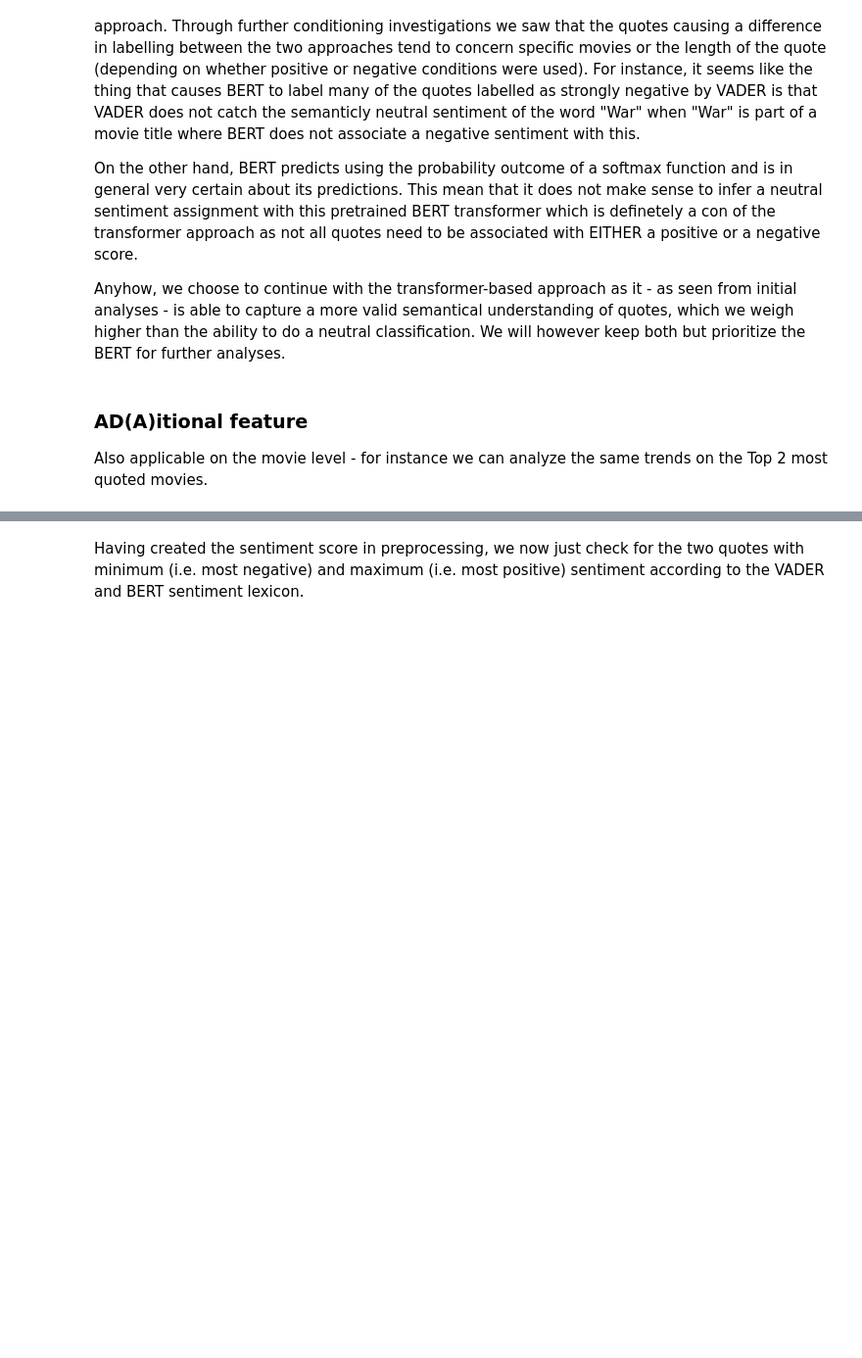
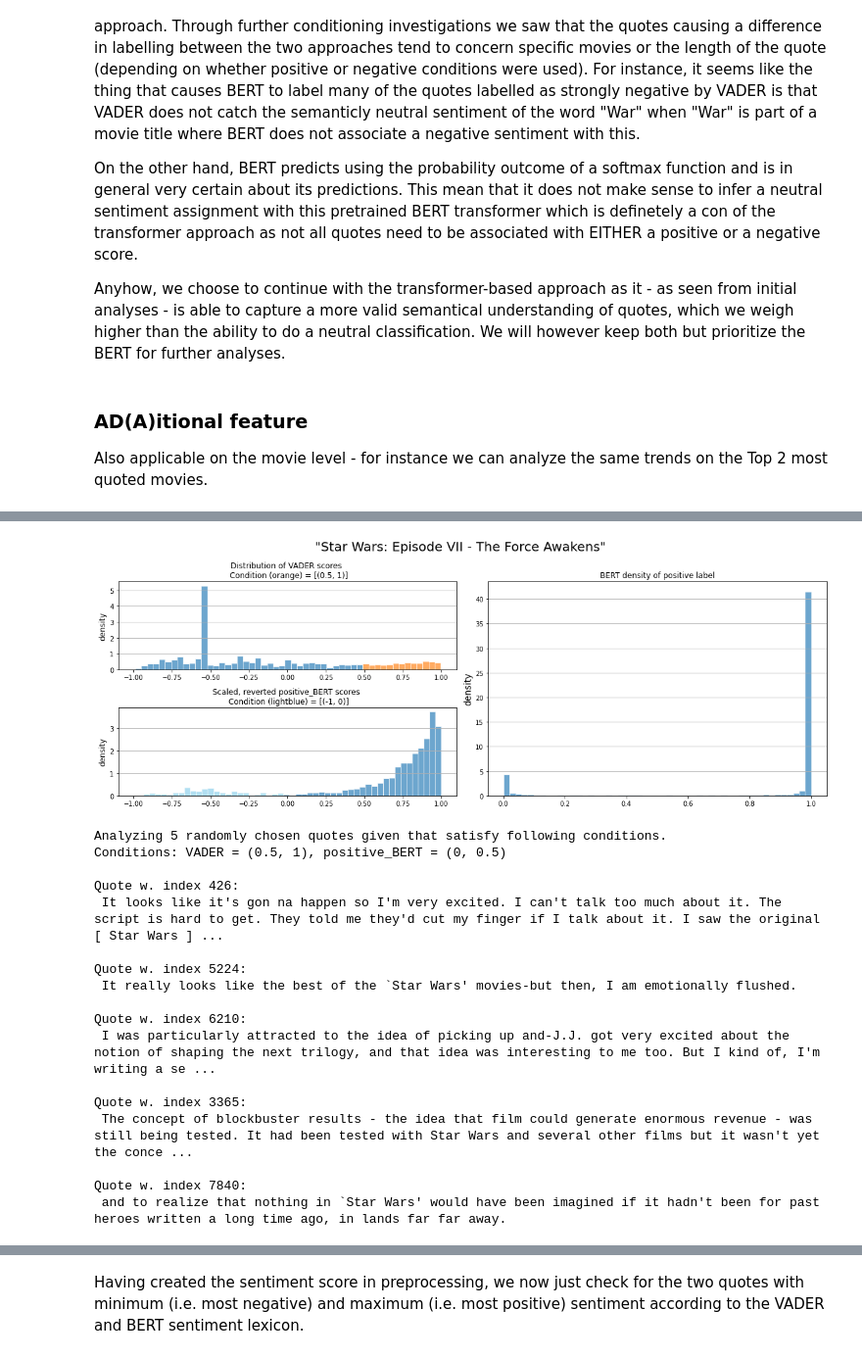
Before and after one commit to epfl-ada/ada-2021-project-f-jab, a Jupyter notebook: exploratory/Quotebank_sentiment.ipynb, the cells around one changed output, grey strips where cells are left out. Shown: that part at 98% size. Saved outputs shown, nothing was run; the diff lists cells and outputs as text; code cells hidden in the pictures; blank space fills up the shorter version.

```diff
--- a/exploratory/Quotebank_sentiment.ipynb
+++ b/exploratory/Quotebank_sentiment.ipynb
@@ -566,12 +723,31 @@ printConditionQuotes(df, first_attribute="sentiment_VADER",
 # %%
 # The conditional attribute can eventually be changed to the df.sentiment_AFINN or any other attribute with same data structure
-plotWithCondition(df, conditional_attribute="sentiment_VADER", second_attribute="positive_BERT",
+plotWithCondition(df, conditional_attribute="VADER", second_attribute="positive_BERT",
                   cond_bound=(0.5,1), BERT_bound=(-1,0),
                   movie=title[0])
 
-printConditionQuotes(df, first_attribute="sentiment_VADER",
+printConditionQuotes(df, first_attribute="VADER",
                      second_attribute="positive_BERT",
                      N=5, first_bound=(0.5, 1), second_bound=(0, 0.5),
                      movie=title[0])
+# %% [output]
+[figure, added]
+Analyzing 5 randomly chosen quotes given that satisfy following conditions.
+Conditions: VADER = (0.5, 1), positive_BERT = (0, 0.5)
+
+Quote w. index 426:
+ It looks like it's gon na happen so I'm very excited. I can't talk too much about it. The script is hard to get. They told me they'd cut my finger if I talk about it. I saw the original [ Star Wars ] ...
+
+Quote w. index 5224:
+ It really looks like the best of the `Star Wars' movies-but then, I am emotionally flushed.
+
+Quote w. index 6210:
+ I was particularly attracted to the idea of picking up and-J.J. got very excited about the notion of shaping the next trilogy, and that idea was interesting to me too. But I kind of, I'm writing a se ...
+
+Quote w. index 3365:
+ The concept of blockbuster results - the idea that film could generate enormous revenue - was still being tested. It had been tested with Star Wars and several other films but it wasn't yet the conce ...
+
+Quote w. index 7840:
+ and to realize that nothing in `Star Wars' would have been imagined if it hadn't been for past heroes written a long time ago, in lands far far away.
 # %%
 # The conditional attribute can eventually be changed to the df.sentiment_AFINN or any other attribute with same data structure
```
Also changed, not shown: parts of 38 cells of this notebook.
